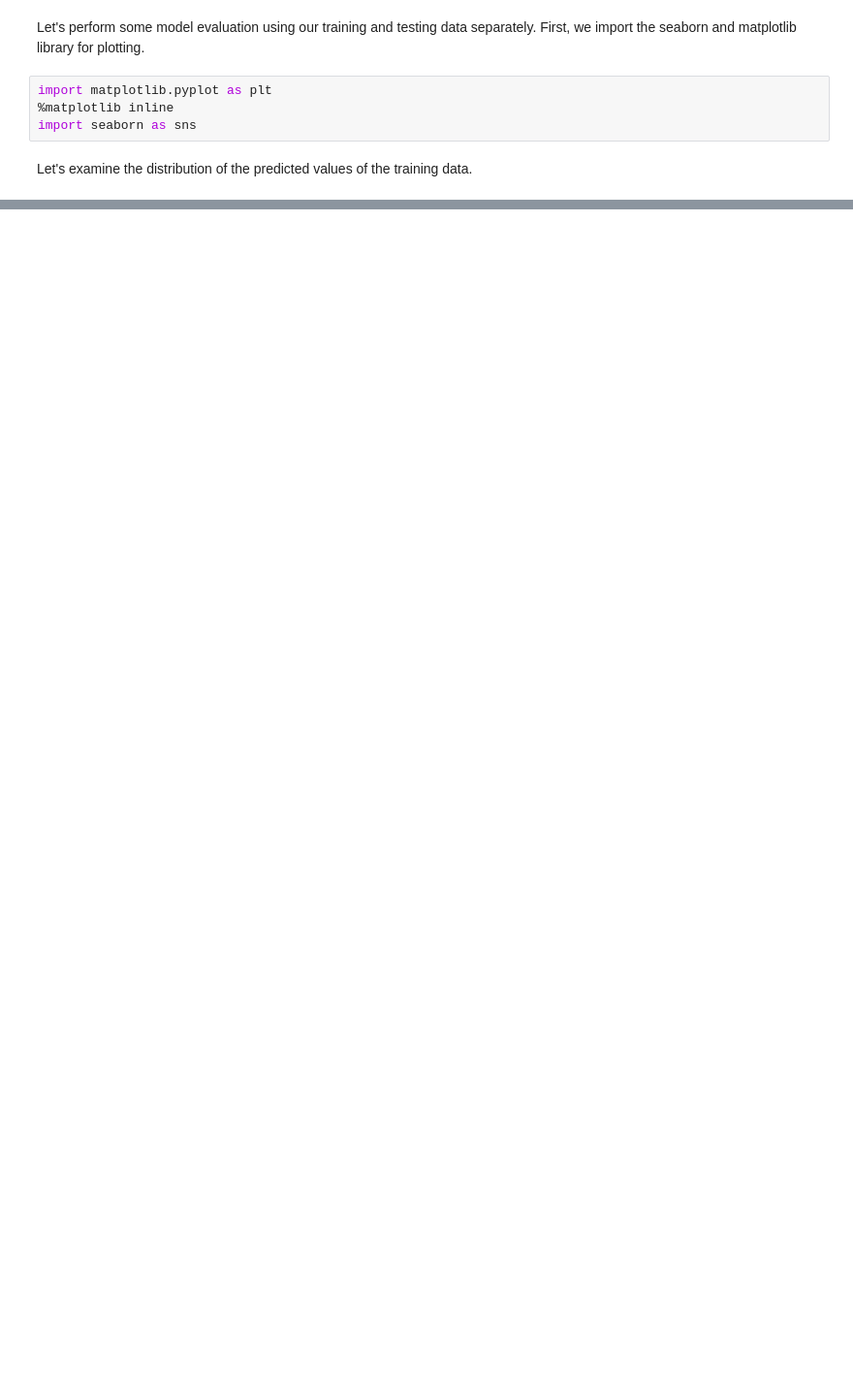
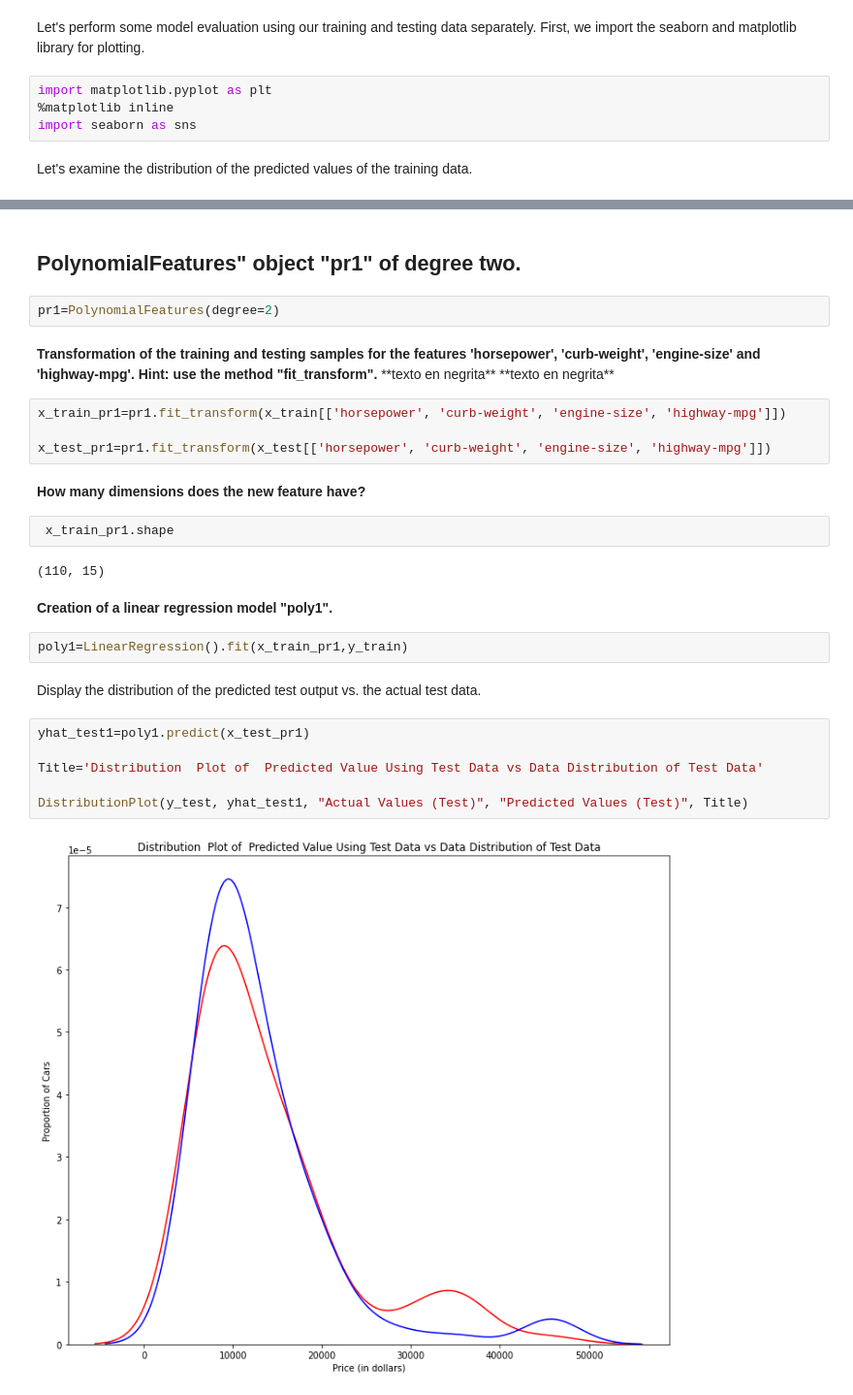
Before and after one commit to JuditGonzalez/Project-2, a Jupyter notebook: Project_3.ipynb, the cells around one changed output, grey strips where cells are left out. Shown: that part at 97% size. Saved outputs shown, nothing was run; the diff lists cells and outputs as text; blank space fills up the shorter version.

```diff
--- a/Project_3.ipynb
+++ b/Project_3.ipynb
@@ -157,0 +253,45 @@ DistributionPlot(y_train, yhat_train, "Actual Values (Train)", "Predicted Values
+# %% [markdown]
+## **PolynomialFeatures" object "pr1" of degree two.**
+# %%
+pr1=PolynomialFeatures(degree=2)
+# %% [markdown]
+
+
+<b>
+ Transformation of the training and testing samples for the features 'horsepower', 'curb-weight', 'engine-size' and 'highway-mpg'. Hint: use the method "fit_transform".</b>
+</div>
+**texto en negrita** **texto en negrita**
+# %%
+x_train_pr1=pr1.fit_transform(x_train[['horsepower', 'curb-weight', 'engine-size', 'highway-mpg']])
+
+x_test_pr1=pr1.fit_transform(x_test[['horsepower', 'curb-weight', 'engine-size', 'highway-mpg']])
+# %% [markdown]
+
+<b>
+How many dimensions does the new feature have?
+</b>
+</div>
+# %%
+ x_train_pr1.shape
+# %% [output]
+(110, 15)
+# %% [markdown]
+
+
+<b>
+Creation of a linear regression model "poly1".</b>
+</div>
+# %%
+poly1=LinearRegression().fit(x_train_pr1,y_train)
+# %% [markdown]
+
+Display the distribution of the predicted test output vs. the actual test data.</b>
+</div>
+# %%
+yhat_test1=poly1.predict(x_test_pr1)
+
+Title='Distribution  Plot of  Predicted Value Using Test Data vs Data Distribution of Test Data'
+
+DistributionPlot(y_test, yhat_test1, "Actual Values (Test)", "Predicted Values (Test)", Title)
+# %% [output]
+[figure, added]
```
Also changed, not shown: parts of 40 cells of this notebook.
